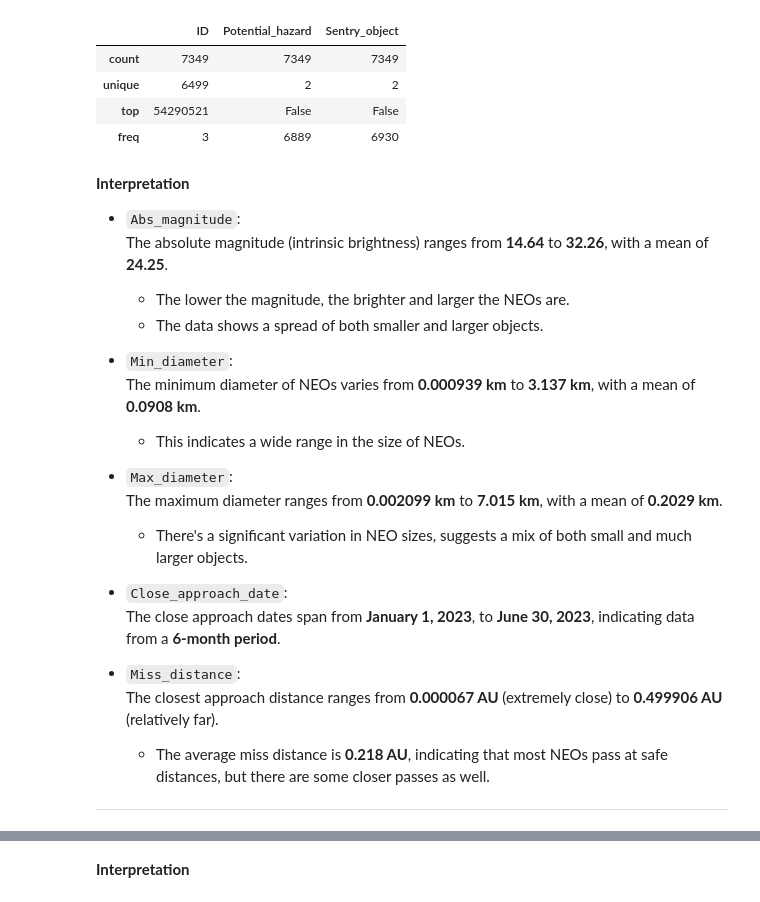
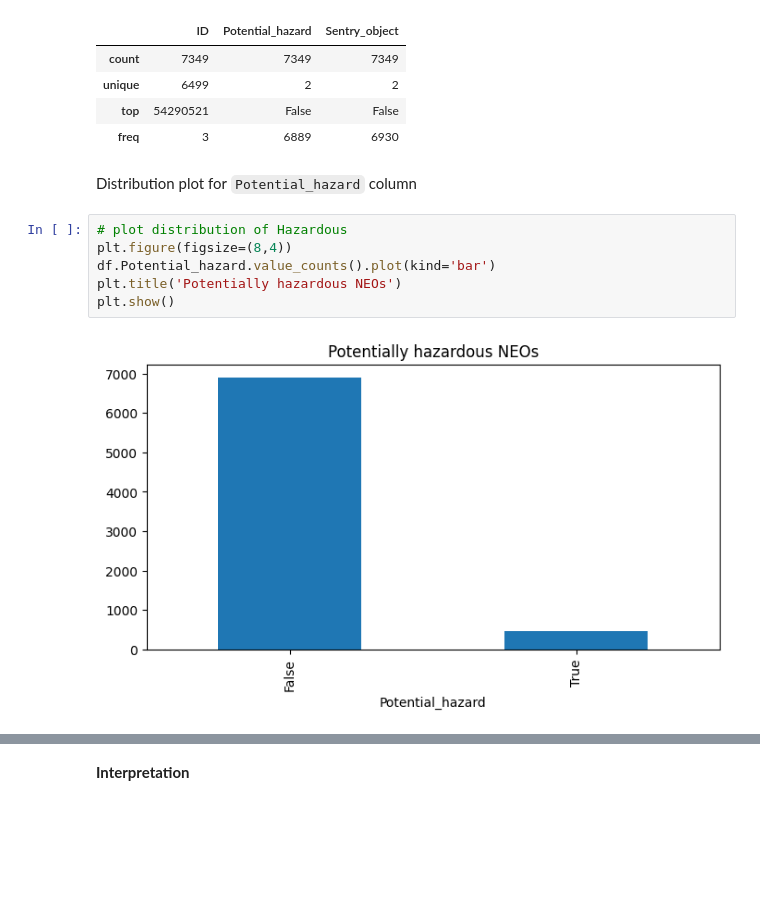
Before and after one commit to parul0315/Applied-Python-Projects-Business-Simulation-Space-Object-Classification, a Jupyter notebook: Task2/main.ipynb, the cells around one changed output, grey strips where cells are left out. Drawn from its saved outputs; the diff is of its cells as text; blank space fills up the shorter version.

```diff
--- a/Task2/main.ipynb
+++ b/Task2/main.ipynb
@@ -297,27 +359,13 @@ df.describe(include=('object','bool'))
 | unique | 6499 | 2 | 2 |
 | top | 54290521 | False | False |
 | freq | 3 | 6889 | 6930 |
-# %% [markdown]
-**Interpretation**
-
-- `Abs_magnitude`:
-  The absolute magnitude (intrinsic brightness) ranges from **14.64** to **32.26**, with a mean of **24.25**.
-  - The lower the magnitude, the brighter and larger the NEOs are.
-  - The data shows a spread of both smaller and larger objects.
-
-- `Min_diameter`:
-  The minimum diameter of NEOs varies from **0.000939 km** to **3.137 km**, with a mean of **0.0908 km**.
-  - This indicates a wide range in the size of NEOs.
-
-- `Max_diameter`:
-  The maximum diameter ranges from **0.002099 km** to **7.015 km**, with a mean of **0.2029 km**.
-  - There's a significant variation in NEO sizes, suggests a mix of both small and much larger objects.
-
-- `Close_approach_date`:
-  The close approach dates span from **January 1, 2023**, to **June 30, 2023**, indicating data from a **6-month period**.
-
-- `Miss_distance`:
-  The closest approach distance ranges from **0.000067 AU** (extremely close) to **0.499906 AU** (relatively far).
-  - The average miss distance is **0.218 AU**, indicating that most NEOs pass at safe distances, but there are some closer passes as well.
-
----
+# %% [markdown]
+Distribution plot for `Potential_hazard` column
+# %%
+# plot distribution of Hazardous
+plt.figure(figsize=(8,4))
+df.Potential_hazard.value_counts().plot(kind='bar')
+plt.title('Potentially hazardous NEOs')
+plt.show()
+# %% [output]
+[figure, added]
```
Also changed, not shown: parts of 32 cells of this notebook.
